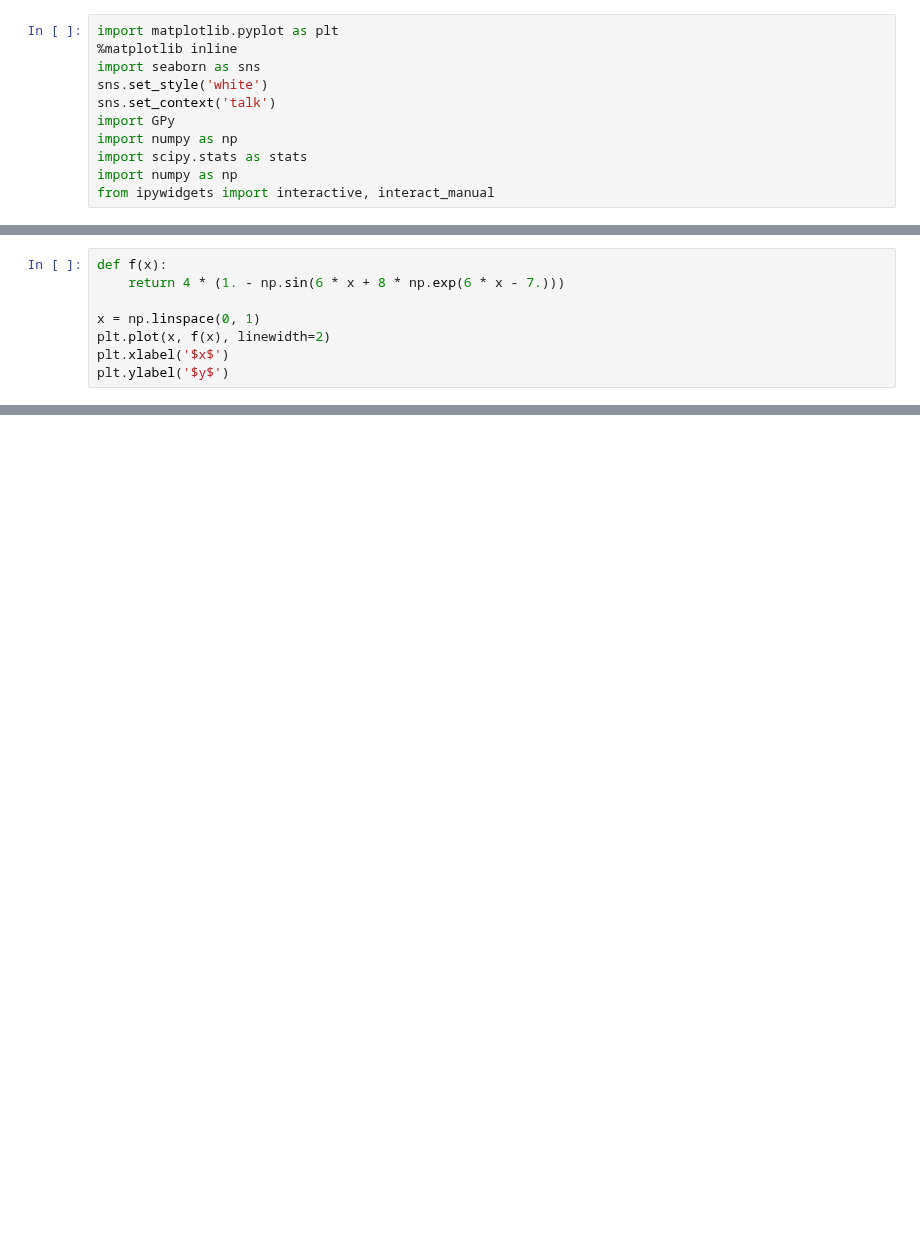
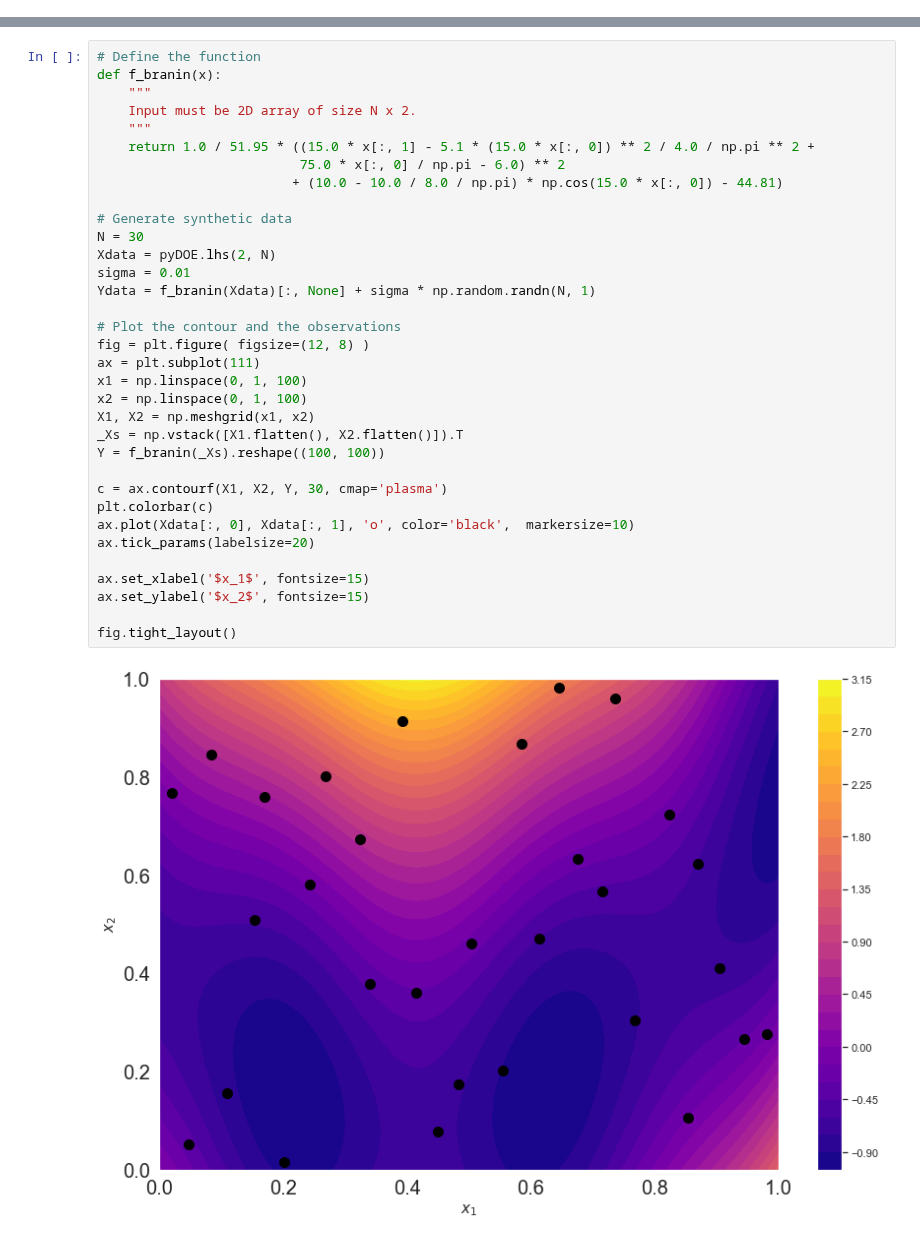
Before and after one commit to PredictiveScienceLab/uq-course, a Jupyter notebook: lectures/lecture_17.ipynb, the cells around one changed output, grey strips where cells are left out. Cells and saved outputs as stored; diff of their text form; blank space fills up the shorter version.

```diff
--- a/lectures/lecture_17.ipynb
+++ b/lectures/lecture_17.ipynb
@@ -3,11 +0,0 @@
-# %%
-import matplotlib.pyplot as plt
-%matplotlib inline
-import seaborn as sns
-sns.set_style('white')
-sns.set_context('talk')
-import GPy
-import numpy as np
-import scipy.stats as stats
-import numpy as np
-from ipywidgets import interactive, interact_manual
@@ -104,8 +0,0 @@ Let's work with a synthetic 1D function defined in $[0,1]$:
-# %%
-def f(x):
-    return 4 * (1. - np.sin(6 * x + 8 * np.exp(6 * x - 7.)))
-
-x = np.linspace(0, 1)
-plt.plot(x, f(x), linewidth=2)
-plt.xlabel('$x$')
-plt.ylabel('$y$')
@@ -885,0 +68,36 @@ If not, why?
+# %%
+# Define the function
+def f_branin(x):
+    """
+    Input must be 2D array of size N x 2.
+    """
+    return 1.0 / 51.95 * ((15.0 * x[:, 1] - 5.1 * (15.0 * x[:, 0]) ** 2 / 4.0 / np.pi ** 2 +
+                          75.0 * x[:, 0] / np.pi - 6.0) ** 2
+                         + (10.0 - 10.0 / 8.0 / np.pi) * np.cos(15.0 * x[:, 0]) - 44.81)
+
+# Generate synthetic data
+N = 30
+Xdata = pyDOE.lhs(2, N)
+sigma = 0.01
+Ydata = f_branin(Xdata)[:, None] + sigma * np.random.randn(N, 1)
+
+# Plot the contour and the observations
+fig = plt.figure( figsize=(12, 8) )
+ax = plt.subplot(111)
+x1 = np.linspace(0, 1, 100)
+x2 = np.linspace(0, 1, 100)
+X1, X2 = np.meshgrid(x1, x2)
+_Xs = np.vstack([X1.flatten(), X2.flatten()]).T
+Y = f_branin(_Xs).reshape((100, 100))
+
+c = ax.contourf(X1, X2, Y, 30, cmap='plasma')
+plt.colorbar(c)
+ax.plot(Xdata[:, 0], Xdata[:, 1], 'o', color='black',  markersize=10)
+ax.tick_params(labelsize=20)
+
+ax.set_xlabel('$x_1$', fontsize=15)
+ax.set_ylabel('$x_2$', fontsize=15)
+
+fig.tight_layout()
+# %% [output]
+[figure, added]
```
Also changed, not shown: parts of 115 cells of this notebook, 3 other files.
